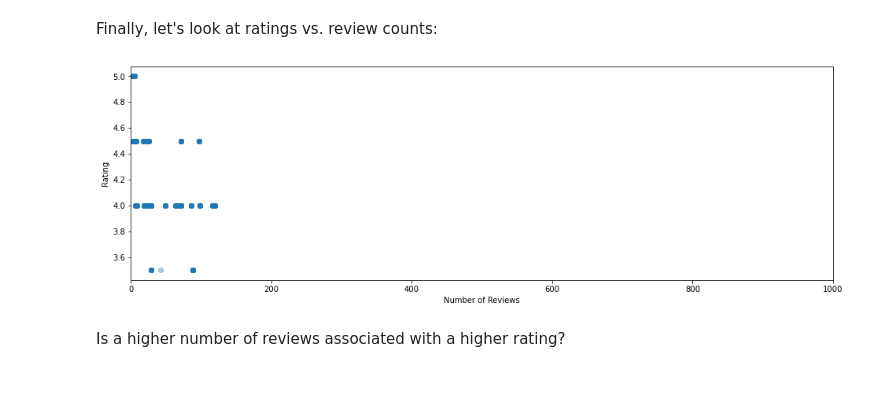
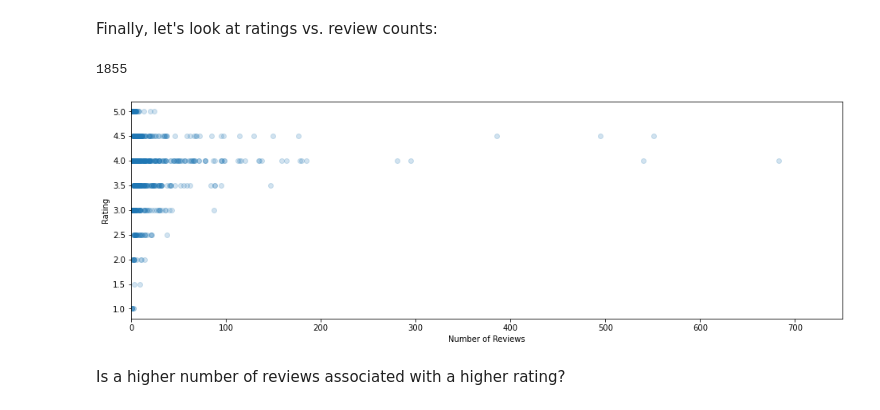
Before and after one commit to jimp93/dsc-apis-lab, a Jupyter notebook: index.ipynb, the cells around one changed output. Cells and saved outputs as stored; diff of their text form; code cells hidden in the pictures; blank space fills up the shorter version.

```diff
--- a/index.ipynb
+++ b/index.ipynb
@@ -286,7 +254,7 @@ In the cell below, write code that:
 full_dataset = []
 
 for offset in get_offsets(total):
-    url_params["offset"] = 50
+    url_params["offset"] = offset
 
     response = requests.get(url, headers=headers, params=url_params)
 
@@ -359,0 +329,11 @@ None
+# %%
+outlier = max(all_review_counts)
+norm_review_counts = all_review_counts
+norm_review_counts.remove(outlier)
+
+fig, ax = plt.subplots(figsize=(16, 5))
+all_review_counts = [x["review_count"] for x in full_dataset]
+ax.hist(norm_review_counts, bins=70)
+ax.set_title("Review Count Distribution")
+ax.set_xlabel("Number of Reviews")
+ax.set_ylabel("Number of Businesses");
@@ -389,13 +401,14 @@ Finally, let's look at ratings vs. review counts:
 # %%
 # Run this cell without changes
 fig, ax = plt.subplots(figsize=(16,5))
-
 ax.scatter(all_review_counts, all_ratings, alpha=0.2)
+print(max(all_review_counts))
 ax.set_xlabel("Number of Reviews")
 ax.set_ylabel("Rating")
 # "zoom in" to a subset of review counts
-ax.set_xlim(left=0, right=1000);
+ax.set_xlim(left=0, right=750);
 # %% [output]
+1855
-[figure, old version]
+[figure, new version]
 # %% [markdown]
 Is a higher number of reviews associated with a higher rating?
```
Also changed, not shown: parts of 16 cells of this notebook.
